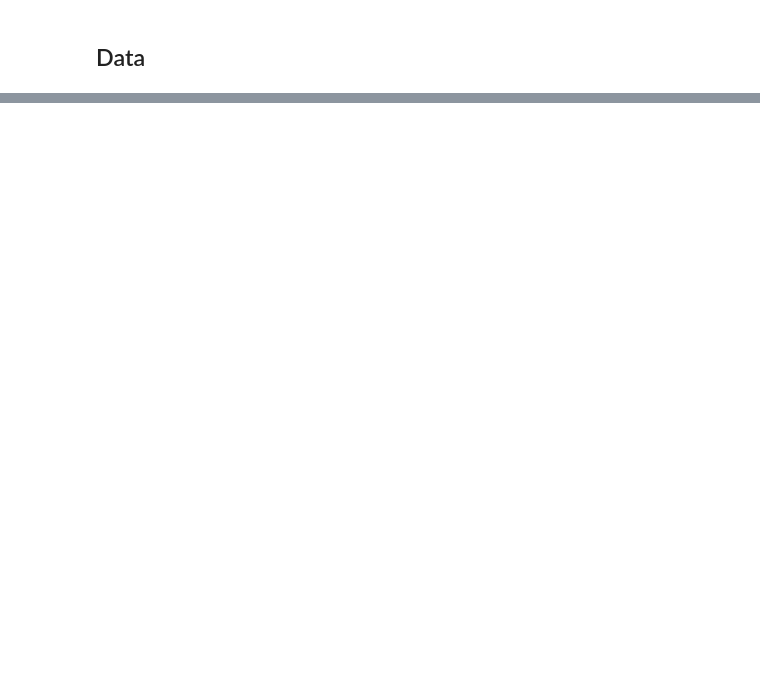
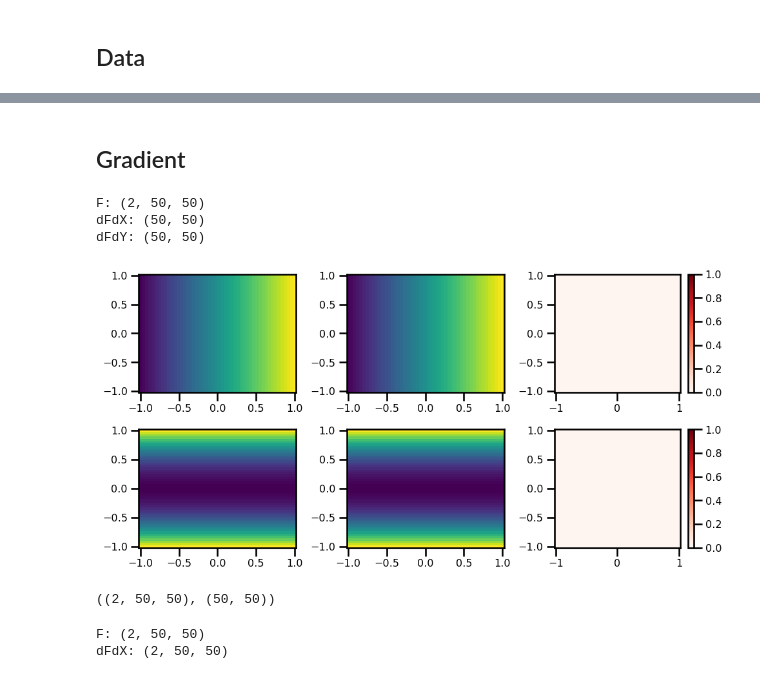
Before and after one commit to jejjohnson/jaxsw, a Jupyter notebook: notebooks/dev/eman/differential_operators/operators_spatial_fd.ipynb, the cells around one changed output, grey strips where cells are left out. Drawn from its saved outputs; the diff is of its cells as text; code cells hidden in the pictures; blank space fills up the shorter version.

```diff
--- a/notebooks/dev/eman/differential_operators/operators_spatial_fd.ipynb
+++ b/notebooks/dev/eman/differential_operators/operators_spatial_fd.ipynb
@@ -154,0 +136,2 @@ plt.show()
+# %% [markdown]
+## Gradient
@@ -154,0 +150,47 @@ plt.show()
+# %%
+from jaxsw._src.operators.functional.fd import difference, gradient
+
+step_size = dx
+accuracy = 4
+method = "central"
+mode = "edge"
+dF1dX = difference(
+    array=F1,
+    axis=0,
+    step_size=step_size,
+    accuracy=accuracy,
+    method=method
+)
+dF2dY = difference(
+    array=F2,
+    axis=1,
+    step_size=step_size,
+    accuracy=accuracy,
+    method=method
+)
+
+print(f"F: {F.shape}")
+print(f"dFdX: {dF1dX.shape}")
+print(f"dFdY: {dF2dY.shape}")
+# %% [output]
+F: (2, 50, 50)
+dFdX: (50, 50)
+dFdY: (50, 50)
+# %%
+fig, ax = plt.subplots(nrows=2, ncols=3, figsize=(10,5))
+
+ax[0, 0].pcolormesh(X,Y, dF1dX)
+ax[0, 1].pcolormesh(X,Y, dF1dX_analytical)
+pts = ax[0, 2].pcolormesh(X,Y,np.abs(dF1dX-dF1dX_analytical), cmap="Reds", vmin=0.0, vmax=1.0)
+plt.colorbar(pts)
+
+ax[1, 0].pcolormesh(X,Y, dF2dY)
+ax[1, 1].pcolormesh(X,Y, dF2dY_analytical)
+pts = ax[1, 2].pcolormesh(X,Y,np.abs(dF2dY-dF2dY_analytical),  cmap="Reds", vmin=0.0, vmax=1.0)
+
+
+plt.colorbar(pts)
+plt.tight_layout()
+plt.show()
+# %% [output]
+[figure, added]
@@ -154,0 +209,23 @@ plt.show()
+# %%
+F.shape, F1.shape
+# %% [output]
+((2, 50, 50), (50, 50))
+# %%
+from jaxsw._src.operators.functional.fd import difference, gradient
+
+step_size = (dx, dy)
+accuracy = 4
+method = "central"
+mode = "edge"
+gradF = gradient(
+    array=F1,
+    step_size=step_size,
+    accuracy=accuracy,
+    method=method
+)
+
+print(f"F: {F.shape}")
+print(f"dFdX: {gradF.shape}")
+# %% [output]
+F: (2, 50, 50)
+dFdX: (2, 50, 50)
```
Also changed, not shown: parts of 17 cells of this notebook, 13 other files.
